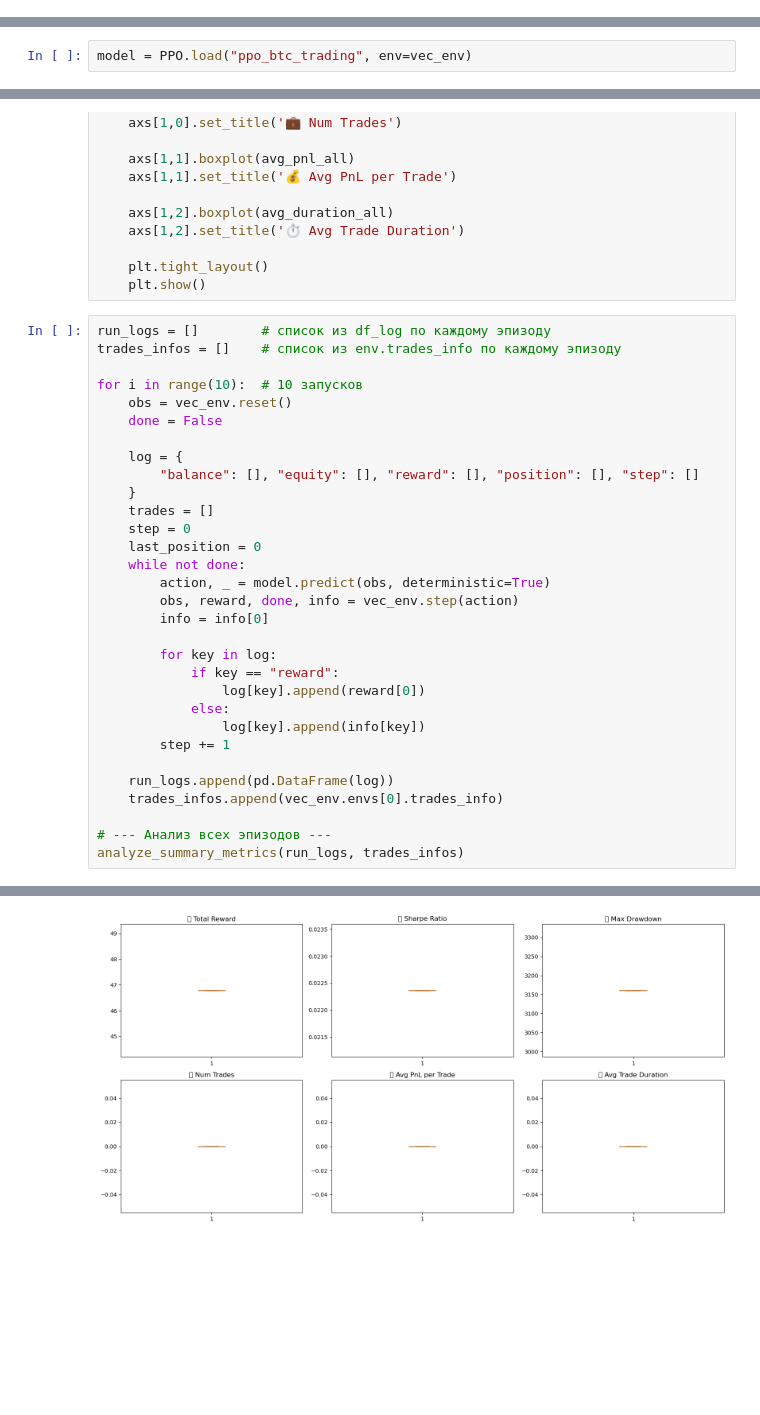
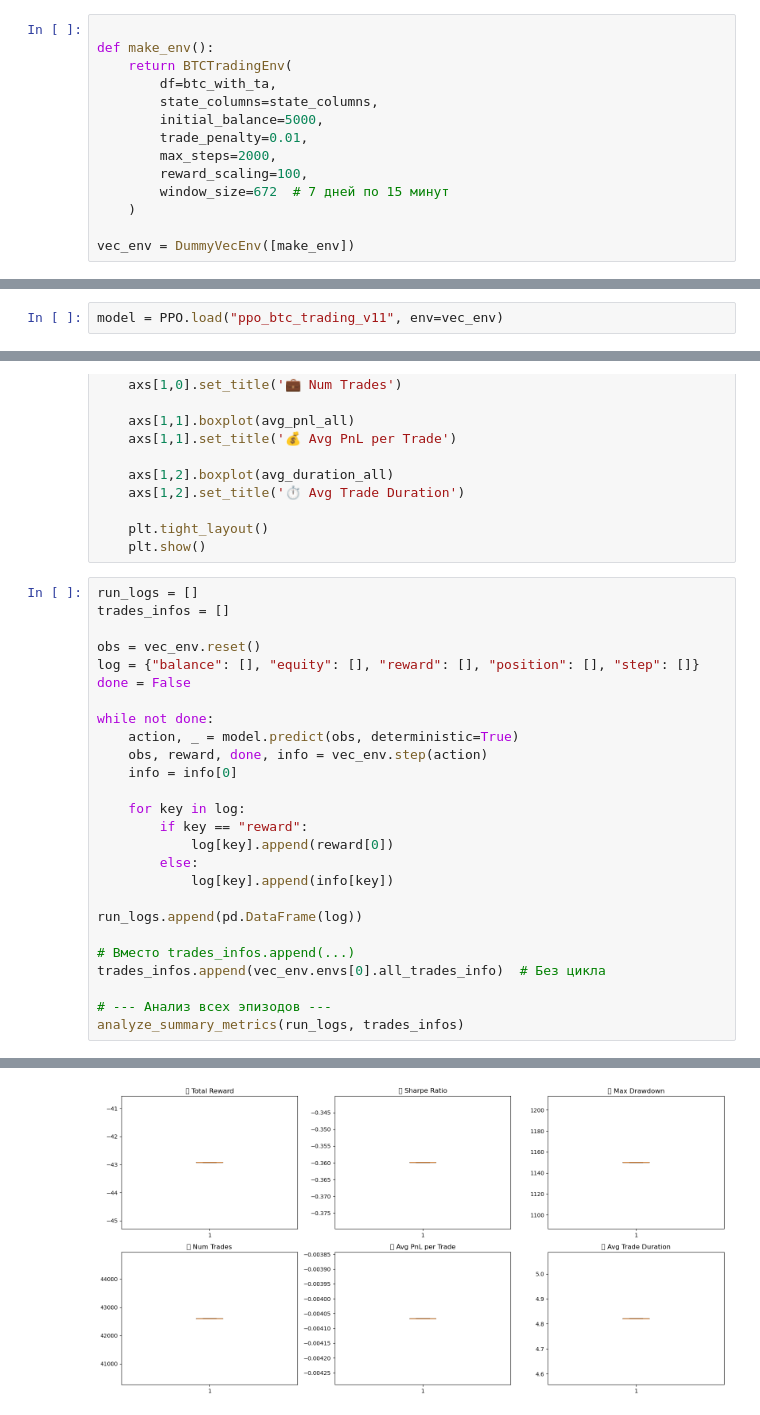
Before and after one commit to Saatarko/btc_research, a Jupyter notebook: notebooks/btc_reserch.ipynb, the cells around one changed output, grey strips where cells are left out. Cells and saved outputs as stored; diff of their text form; blank space fills up the shorter version.

```diff
--- a/notebooks/btc_reserch.ipynb
+++ b/notebooks/btc_reserch.ipynb
@@ -1419,0 +1507,14 @@ Using cuda device
+# %%
+
+def make_env():
+    return BTCTradingEnv(
+        df=btc_with_ta,
+        state_columns=state_columns,
+        initial_balance=5000,
+        trade_penalty=0.01,
+        max_steps=2000,
+        reward_scaling=100,
+        window_size=672  # 7 дней по 15 минут
+    )
+
+vec_env = DummyVecEnv([make_env])
@@ -1422,5 +1564,5 @@ model.save("ppo_btc_trading")
 # %%
-model = PPO.load("ppo_btc_trading", env=vec_env)
+model = PPO.load("ppo_btc_trading_v11", env=vec_env)
 # %%
 obs = vec_env.reset()
 done = False
@@ -1737,33 +1900,28 @@ def analyze_summary_metrics(run_logs: list[pd.DataFrame], trades_infos: list[lis
     plt.tight_layout()
     plt.show()
 # %%
-run_logs = []        # список из df_log по каждому эпизоду
-trades_infos = []    # список из env.trades_info по каждому эпизоду
+run_logs = []
+trades_infos = []
 
-for i in range(10):  # 10 запусков
-    obs = vec_env.reset()
-    done = False
+obs = vec_env.reset()
+log = {"balance": [], "equity": [], "reward": [], "position": [], "step": []}
+done = False
 
-    log = {
-        "balance": [], "equity": [], "reward": [], "position": [], "step": []
-    }
-    trades = []
-    step = 0
-    last_position = 0
-    while not done:
-        action, _ = model.predict(obs, deterministic=True)
-        obs, reward, done, info = vec_env.step(action)
-        info = info[0]
+while not done:
+    action, _ = model.predict(obs, deterministic=True)
+    obs, reward, done, info = vec_env.step(action)
+    info = info[0]
 
-        for key in log:
-            if key == "reward":
-                log[key].append(reward[0])
-            else:
-                log[key].append(info[key])
-        step += 1
+    for key in log:
+        if key == "reward":
+            log[key].append(reward[0])
+        else:
+            log[key].append(info[key])
 
-    run_logs.append(pd.DataFrame(log))
-    trades_infos.append(vec_env.envs[0].trades_info)
+run_logs.append(pd.DataFrame(log))
+
+# Вместо trades_infos.append(...)
+trades_infos.append(vec_env.envs[0].all_trades_info)  # Без цикла
 
 # --- Анализ всех эпизодов ---
 analyze_summary_metrics(run_logs, trades_infos)
@@ -1778 +1936 @@ analyze_summary_metrics(run_logs, trades_infos)
-[figure, old version]
+[figure, new version]
```
Also changed, not shown: parts of 18 cells of this notebook, 3 other files.
